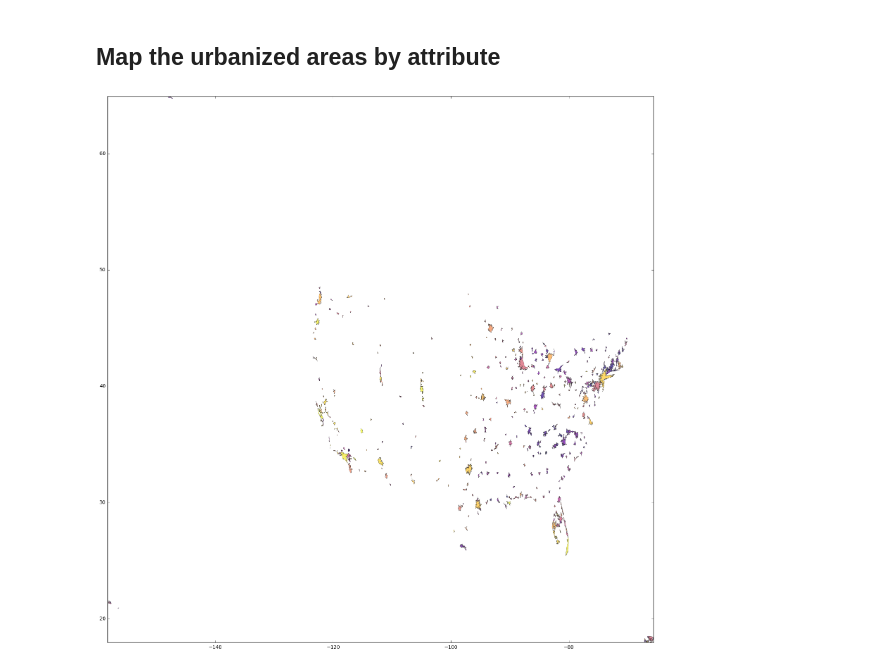
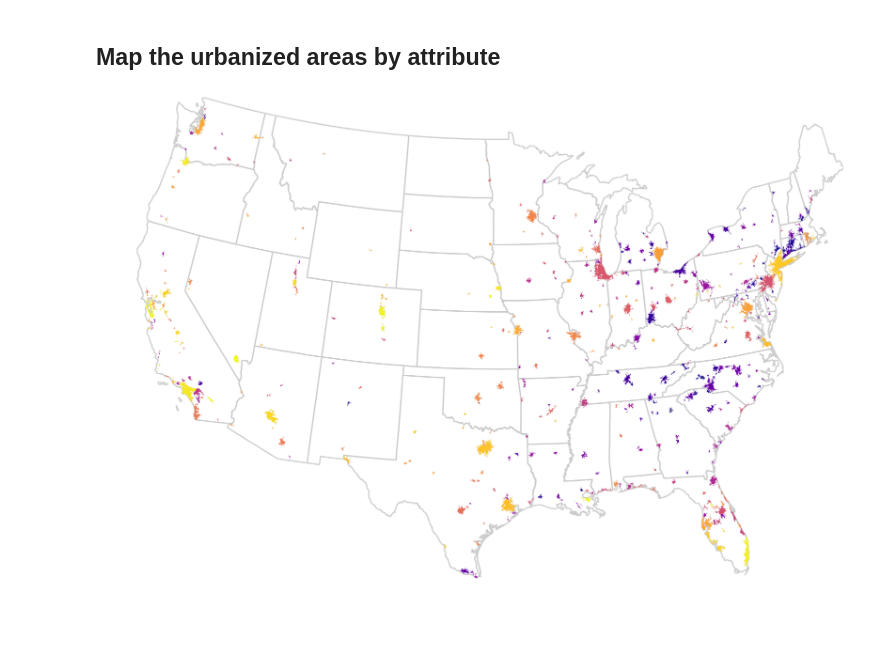
Before and after one commit to gboeing/street-network-analysis, a Jupyter notebook: urbanized-areas-usa/analyze_stats_every_us_urban_area.ipynb, the cells around one changed output. Drawn from its saved outputs; the diff is of its cells as text; code cells hidden in the pictures; blank space fills up the shorter version.

```diff
--- a/urbanized-areas-usa/analyze_stats_every_us_urban_area.ipynb
+++ b/urbanized-areas-usa/analyze_stats_every_us_urban_area.ipynb
@@ -354,4 +354,10 @@ df[['name', variable]].sort_values(by=variable, ascending=False)
 497 rows × 2 columns
 # %% [markdown]
 ## Map the urbanized areas by attribute
+# %%
+# load the states basemap and the urban areas shapes
+states = gpd.read_file('input_data/states_21basic')
+states = states[~states['STATE_ABBR'].isin(['HI', 'AK'])]
+
+gdf = gpd.read_file('input_data/tl_2016_us_uac10')
 # %%
@@ -369,25 +373,44 @@ color_list = [cm.get_cmap('plasma')(x) for x in np.linspace(0, 1, len(data))]
+# %%
+# project everything to ESRI's north america albers
+project_crs = {'init': 'ESRI:102008'}
+data = data.to_crs(project_crs)
+states = states.to_crs(project_crs)
 # %%
-fig, ax = plt.subplots(figsize=(20,20))
+# set the aspect ratio relative to the contiguous US bounds
+left, bottom, right, top = states.total_bounds
+width = 20
+height = width * (top-bottom)/(right-left)
+fig, ax = plt.subplots(figsize=(width, height))
 
 # extract each polygon as a descartes patch, and add to a matplotlib patch collection...
 patches = []
 fc = []
 for geometry, color in zip(data['geometry'], color_list):
     if isinstance(geometry, Polygon):
         patches.append(PolygonPatch(geometry))
         fc.append(color)
     elif isinstance(geometry, MultiPolygon):
         for subpolygon in geometry: #if geometry is multipolygon, go through each constituent subpolygon
             patches.append(PolygonPatch(subpolygon))
             fc.append(color)
-pc = PatchCollection(patches, facecolor=fc, linewidth=0.2, alpha=0.7)
+pc = PatchCollection(patches, facecolor=fc, edgecolor='#cccccc', linewidth=0.05, alpha=1)
 ax.add_collection(pc)
 
-# set the figure bounds to the polygons' bounds
-left, bottom, right, top = data.total_bounds
+# plot the states basemap
+patches = []
+for geometry in states['geometry']:
+    if isinstance(geometry, Polygon):
+        patches.append(PolygonPatch(geometry))
+    elif isinstance(geometry, MultiPolygon):
+        for subpolygon in geometry:
+            patches.append(PolygonPatch(subpolygon))
+pc = PatchCollection(patches, facecolor='w', edgecolor='#cccccc', linewidth=2, alpha=1, zorder=-1)
+ax.add_collection(pc)
+
+# set the figure bounds to the basemap bounds
 ax.set_xlim((left,right))
 ax.set_ylim((bottom,top))
-#ax.axis('off')
+ax.axis('off')
 plt.show()
 # %% [output]
-[figure, old version]
+[figure, new version]
```
Also changed, not shown: parts of 4 cells of this notebook, 21 other files.
